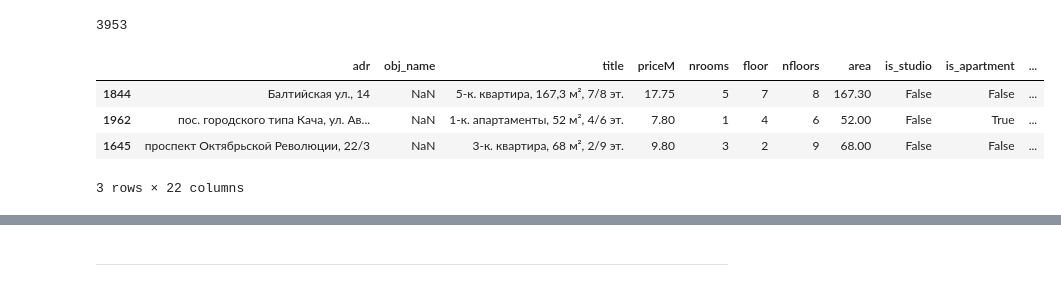
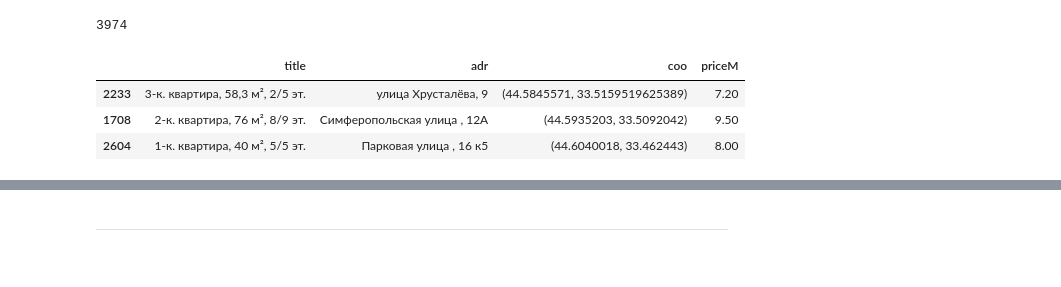
Before and after one commit to smechanoid/avito-parser, a Jupyter notebook: 03-analysis.ipynb, the cells around one changed output, grey strips where cells are left out. Cells and saved outputs as stored; diff of their text form; code cells hidden in the pictures.

```diff
--- a/03-analysis.ipynb
+++ b/03-analysis.ipynb
@@ -17,12 +18,14 @@ ts = '2022-09-01_14-07'
 # %%
-df = pd.read_excel(f'data/avito_{ts}.xlsx').merge( pd.read_pickle(f'data/avito_{ts}_location.pkl'), on='adr')
+df = (
+    pd.read_excel(f'data/avito_{ts}.xlsx')
+    .merge( pd.read_pickle(f'data/location/avito_{ts}_location.pkl'), on='adr')
+)
 print(len(df))
-df.sample(3)
+df.sample(3)[['title','adr','coo','priceM']]
 # %% [output]
-3953
+3974
-|  | adr | obj_name | title | priceM | nrooms | floor | nfloors | area | is_studio | is_apartment | ... |
-| 1844 | Балтийская ул., 14 | NaN | 5-к. квартира, 167,3 м², 7/8 эт. | 17.75 | 5 | 7 | 8 | 167.30 | False | False | ... |
-| 1962 | пос. городского типа Кача, ул. Ав... | NaN | 1-к. апартаменты, 52 м², 4/6 эт. | 7.80 | 1 | 4 | 6 | 52.00 | False | True | ... |
-| 1645 | проспект Октябрьской Революции, 22/3 | NaN | 3-к. квартира, 68 м², 2/9 эт. | 9.80 | 3 | 2 | 9 | 68.00 | False | False | ... |
+|  | title | adr | coo | priceM |
+| 2233 | 3-к. квартира, 58,3 м², 2/5 эт. | улица Хрусталёва, 9 | (44.5845571, 33.5159519625389) | 7.20 |
+| 1708 | 2-к. квартира, 76 м², 8/9 эт. | Симферопольская улица , 12А | (44.5935203, 33.5092042) | 9.50 |
+| 2604 | 1-к. квартира, 40 м², 5/5 эт. | Парковая улица , 16 к5 | (44.6040018, 33.462443) | 8.00 |
-3 rows × 22 columns
 # %%
```
Also changed, not shown: parts of 20 cells of this notebook.
